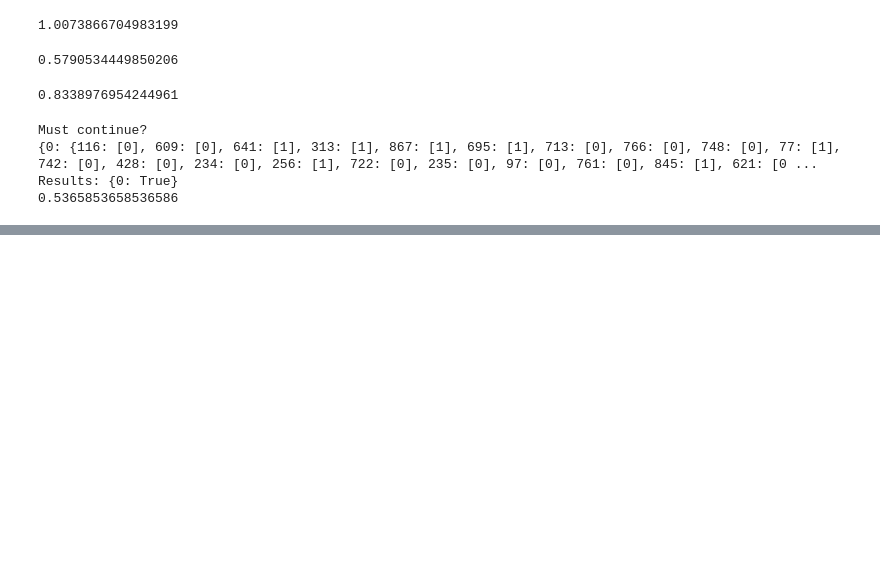
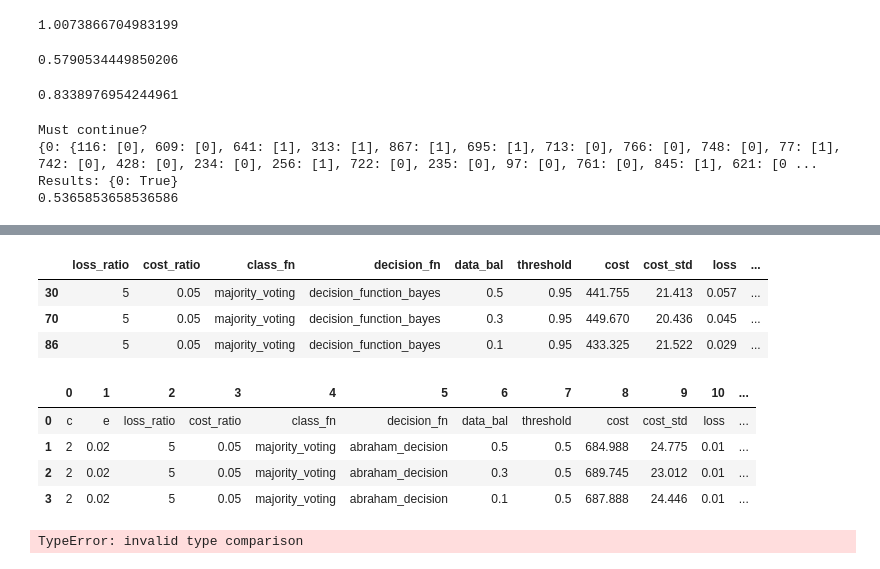
Before and after one commit to pmaglione/classification_model, a Jupyter notebook: test.ipynb, the cells around one changed output, grey strips where cells are left out. Cells and saved outputs as stored; diff of their text form; code cells hidden in the pictures; blank space fills up the shorter version.

```diff
--- a/test.ipynb
+++ b/test.ipynb
@@ -641,0 +681,76 @@ elems = 8
+# %%
+from IPython.core import display as ICD
+data = pd.read_csv('./results/simulated_dataset/all_combinations_results.csv')
+
+bayes_mv_05 = data[data['class_fn']=='majority_voting'][data['decision_fn']=='decision_function_bayes'][data['cost_ratio']==0.05][data['threshold']==0.95]
+
+data = pd.read_csv('./results/abraham/results_c2_e02.csv')
+
+abraham = data#data[data['data_bal']==0.5]
+
+ICD.display(bayes_mv_05)
+ICD.display(abraham)
+# %% [output]
+|  | loss_ratio | cost_ratio | class_fn | decision_fn | data_bal | threshold | cost | cost_std | loss | ... |
+| 30 | 5 | 0.05 | majority_voting | decision_function_bayes | 0.5 | 0.95 | 441.755 | 21.413 | 0.057 | ... |
+| 70 | 5 | 0.05 | majority_voting | decision_function_bayes | 0.3 | 0.95 | 449.670 | 20.436 | 0.045 | ... |
+| 86 | 5 | 0.05 | majority_voting | decision_function_bayes | 0.1 | 0.95 | 433.325 | 21.522 | 0.029 | ... |
+|  | 0 | 1 | 2 | 3 | 4 | 5 | 6 | 7 | 8 | 9 | 10 | ... |
+| 0 | c | e | loss_ratio | cost_ratio | class_fn | decision_fn | data_bal | threshold | cost | cost_std | loss | ... |
+| 1 | 2 | 0.02 | 5 | 0.05 | majority_voting | abraham_decision | 0.5 | 0.5 | 684.988 | 24.775 | 0.01 | ... |
+| 2 | 2 | 0.02 | 5 | 0.05 | majority_voting | abraham_decision | 0.3 | 0.5 | 689.745 | 23.012 | 0.01 | ... |
+| 3 | 2 | 0.02 | 5 | 0.05 | majority_voting | abraham_decision | 0.1 | 0.5 | 687.888 | 24.446 | 0.01 | ... |
+# %%
+datasets = [
+    #{'folder':'amazon-sentiment-dataset', 'filename':'1k_amazon_reviews_crowdsourced_lemmatized_min3votes.csv','predicates': ['is_negative', 'is_book']},
+    #{'folder':'loneliness-dataset-2018', 'filename':'loneliness-dataset-2018.csv','predicates': ['oa_predicate', 'study_predicate']},
+    #{'folder':'ohsumed_data', 'filename':'ohsumed_C14_C23_1grams.csv','predicates': ['C14', 'C23']},
+    {'folder':'BarzanMozafari', 'filename':'ground_truth_normalized.csv','predicates':['gt']},
+    #{'folder':'HyunCatherines_Binary', 'filename':'ground_truth_normalized.csv','predicates':['gt']},
+    #{'folder':'RTE', 'filename':'ground_truth_normalized.csv','predicates':['gt']},
+    #{'folder':'SpamCF', 'filename':'ground_truth_normalized.csv','predicates':['gt']},
+    #{'folder':'TEMP', 'filename':'ground_truth_normalized.csv','predicates':['gt']},
+    #{'folder':'WVSCM', 'filename':'ground_truth_normalized.csv','predicates':['gt']},
+]
+
+for dataset_key in range(len(datasets)):
+    dataset = datasets[dataset_key]
+
+    folder = dataset['folder']
+    path = f'data/{folder}/workerResponses.txt'
+    votes = pd.read_csv(path, delimiter='\t', header=None)
+    path = f'data/{folder}/groundTruth.txt'
+    ground_truth = pd.read_csv(path, delimiter='\t', header=None)
+
+    workers_accuracy = []
+    for worker_id in np.unique(votes[0]):
+
+        worker_votes = votes[votes[0] == worker_id]
+        worker_successes = 0
+        worker_tasks = 0
+
+        for index, worker_vote_info in worker_votes.iterrows():
+
+            worker_vote_task = worker_vote_info[1]
+            worker_vote = worker_vote_info[2]
+            print(ground_truth[ground_truth[0]==worker_vote_task])
+
+            gt_val = ground_truth[ground_truth[0]==worker_vote_task][1]
+
+            if len(gt_val) > 0:
+                worker_tasks += 1
+                if worker_vote == gt_val.item():
+                    worker_successes += 1
+        #endfor
+
+        if worker_tasks > 0:
+            workers_accuracy.append(worker_successes / worker_tasks)
+
+        break
+
+
+    dataset['accuracy'] = np.mean(workers_accuracy)
+
+datasets
+# %% [output]
+TypeError: invalid type comparison
```
Also changed, not shown: parts of 11 cells of this notebook, 27 other files.
